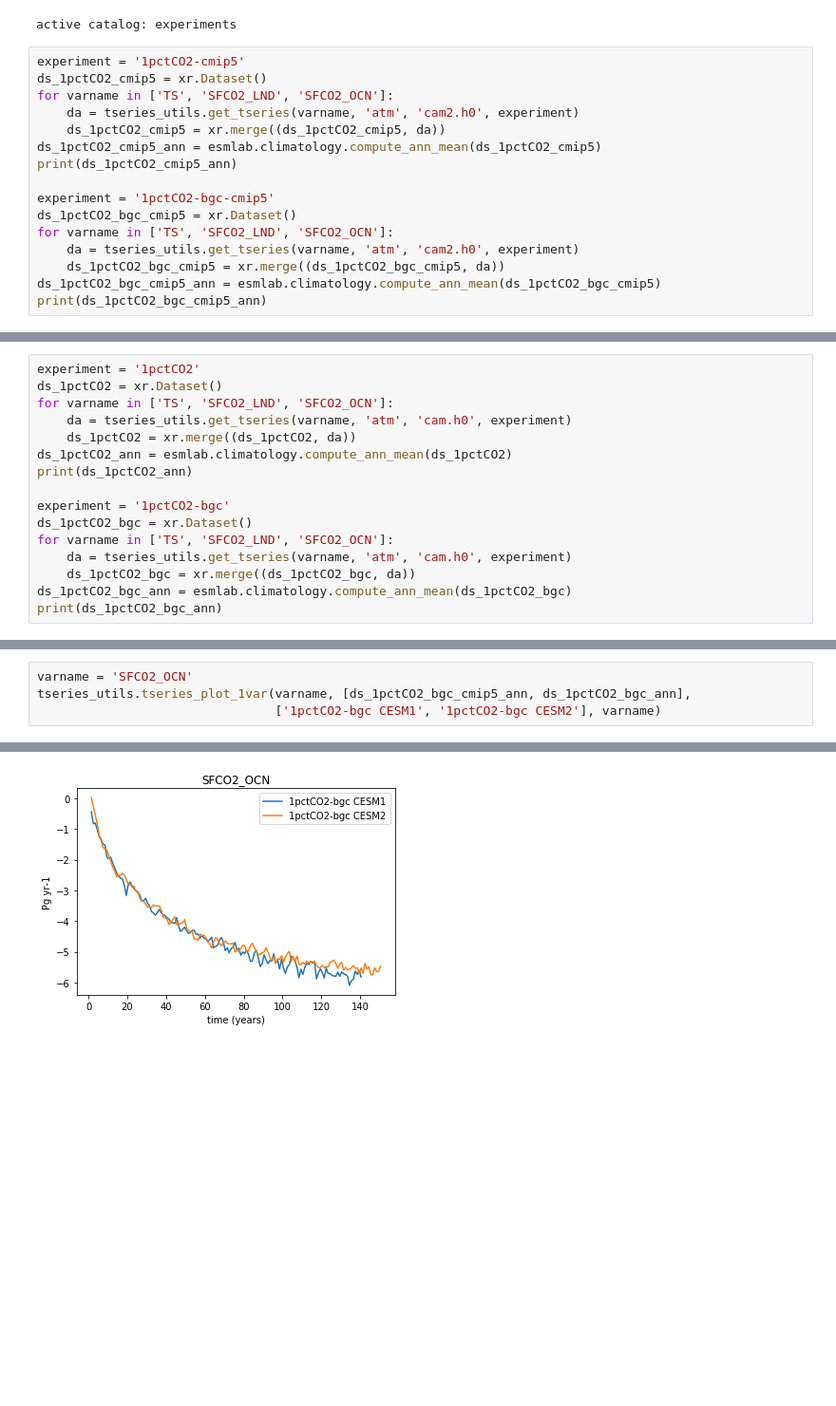
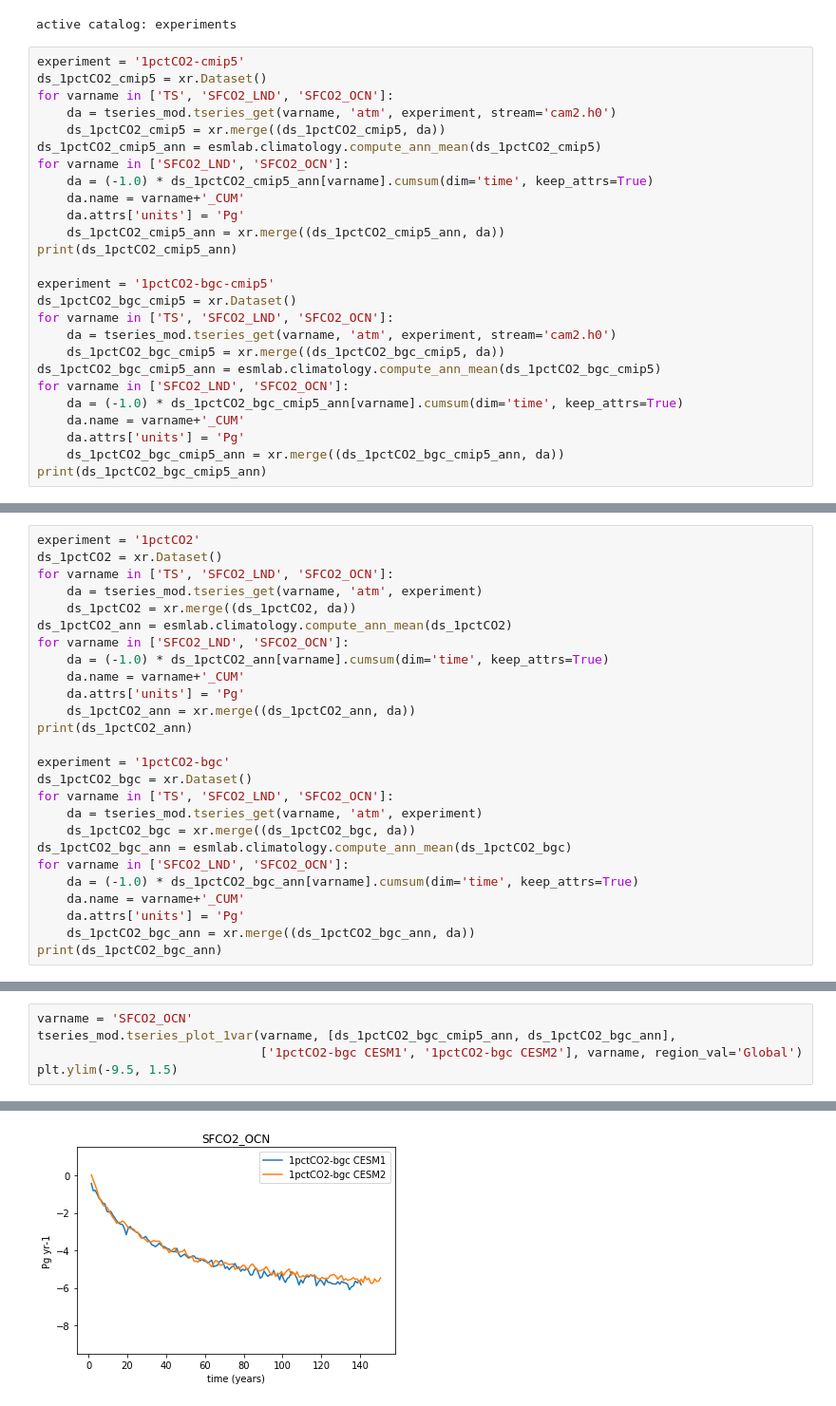
Before and after one commit to klindsay28/CESM2_coup_carb_cycle_JAMES, a Jupyter notebook: 1pctCO2.ipynb, the cells around one changed output, grey strips where cells are left out. Shown at 95% size. Cells and saved outputs as stored; diff of their text form; blank space fills up the shorter version.

```diff
--- a/1pctCO2.ipynb
+++ b/1pctCO2.ipynb
@@ -11,17 +12,27 @@ active catalog: experiments
 experiment = '1pctCO2-cmip5'
 ds_1pctCO2_cmip5 = xr.Dataset()
 for varname in ['TS', 'SFCO2_LND', 'SFCO2_OCN']:
-    da = tseries_utils.get_tseries(varname, 'atm', 'cam2.h0', experiment)
+    da = tseries_mod.tseries_get(varname, 'atm', experiment, stream='cam2.h0')
     ds_1pctCO2_cmip5 = xr.merge((ds_1pctCO2_cmip5, da))
 ds_1pctCO2_cmip5_ann = esmlab.climatology.compute_ann_mean(ds_1pctCO2_cmip5)
+for varname in ['SFCO2_LND', 'SFCO2_OCN']:
+    da = (-1.0) * ds_1pctCO2_cmip5_ann[varname].cumsum(dim='time', keep_attrs=True)
+    da.name = varname+'_CUM'
+    da.attrs['units'] = 'Pg'
+    ds_1pctCO2_cmip5_ann = xr.merge((ds_1pctCO2_cmip5_ann, da))
 print(ds_1pctCO2_cmip5_ann)
 
 experiment = '1pctCO2-bgc-cmip5'
 ds_1pctCO2_bgc_cmip5 = xr.Dataset()
 for varname in ['TS', 'SFCO2_LND', 'SFCO2_OCN']:
-    da = tseries_utils.get_tseries(varname, 'atm', 'cam2.h0', experiment)
+    da = tseries_mod.tseries_get(varname, 'atm', experiment, stream='cam2.h0')
     ds_1pctCO2_bgc_cmip5 = xr.merge((ds_1pctCO2_bgc_cmip5, da))
 ds_1pctCO2_bgc_cmip5_ann = esmlab.climatology.compute_ann_mean(ds_1pctCO2_bgc_cmip5)
+for varname in ['SFCO2_LND', 'SFCO2_OCN']:
+    da = (-1.0) * ds_1pctCO2_bgc_cmip5_ann[varname].cumsum(dim='time', keep_attrs=True)
+    da.name = varname+'_CUM'
+    da.attrs['units'] = 'Pg'
+    ds_1pctCO2_bgc_cmip5_ann = xr.merge((ds_1pctCO2_bgc_cmip5_ann, da))
 print(ds_1pctCO2_bgc_cmip5_ann)
 # %% [output]
 <xarray.Dataset>
@@ -45,17 +56,27 @@ Data variables:
 experiment = '1pctCO2'
 ds_1pctCO2 = xr.Dataset()
 for varname in ['TS', 'SFCO2_LND', 'SFCO2_OCN']:
-    da = tseries_utils.get_tseries(varname, 'atm', 'cam.h0', experiment)
+    da = tseries_mod.tseries_get(varname, 'atm', experiment)
     ds_1pctCO2 = xr.merge((ds_1pctCO2, da))
 ds_1pctCO2_ann = esmlab.climatology.compute_ann_mean(ds_1pctCO2)
+for varname in ['SFCO2_LND', 'SFCO2_OCN']:
+    da = (-1.0) * ds_1pctCO2_ann[varname].cumsum(dim='time', keep_attrs=True)
+    da.name = varname+'_CUM'
+    da.attrs['units'] = 'Pg'
+    ds_1pctCO2_ann = xr.merge((ds_1pctCO2_ann, da))
 print(ds_1pctCO2_ann)
 
 experiment = '1pctCO2-bgc'
 ds_1pctCO2_bgc = xr.Dataset()
 for varname in ['TS', 'SFCO2_LND', 'SFCO2_OCN']:
-    da = tseries_utils.get_tseries(varname, 'atm', 'cam.h0', experiment)
+    da = tseries_mod.tseries_get(varname, 'atm', experiment)
     ds_1pctCO2_bgc = xr.merge((ds_1pctCO2_bgc, da))
 ds_1pctCO2_bgc_ann = esmlab.climatology.compute_ann_mean(ds_1pctCO2_bgc)
+for varname in ['SFCO2_LND', 'SFCO2_OCN']:
+    da = (-1.0) * ds_1pctCO2_bgc_ann[varname].cumsum(dim='time', keep_attrs=True)
+    da.name = varname+'_CUM'
+    da.attrs['units'] = 'Pg'
+    ds_1pctCO2_bgc_ann = xr.merge((ds_1pctCO2_bgc_ann, da))
 print(ds_1pctCO2_bgc_ann)
 # %% [output]
 <xarray.Dataset>
@@ -89,5 +120,6 @@ tseries_utils.tseries_plot_1var(varname, [ds_1pctCO2_bgc_cmip5_ann, ds_1pctCO2_b
 # %%
 varname = 'SFCO2_OCN'
-tseries_utils.tseries_plot_1var(varname, [ds_1pctCO2_bgc_cmip5_ann, ds_1pctCO2_bgc_ann],
-                                ['1pctCO2-bgc CESM1', '1pctCO2-bgc CESM2'], varname)
+tseries_mod.tseries_plot_1var(varname, [ds_1pctCO2_bgc_cmip5_ann, ds_1pctCO2_bgc_ann],
+                              ['1pctCO2-bgc CESM1', '1pctCO2-bgc CESM2'], varname, region_val='Global')
+plt.ylim(-9.5, 1.5)
 # %% [output]
@@ -94 +127 @@ tseries_utils.tseries_plot_1var(varname, [ds_1pctCO2_bgc_cmip5_ann, ds_1pctCO2_b
-[figure, old version]
+[figure, new version]
```
Also changed, not shown: parts of 8 cells of this notebook, 21 other files.
